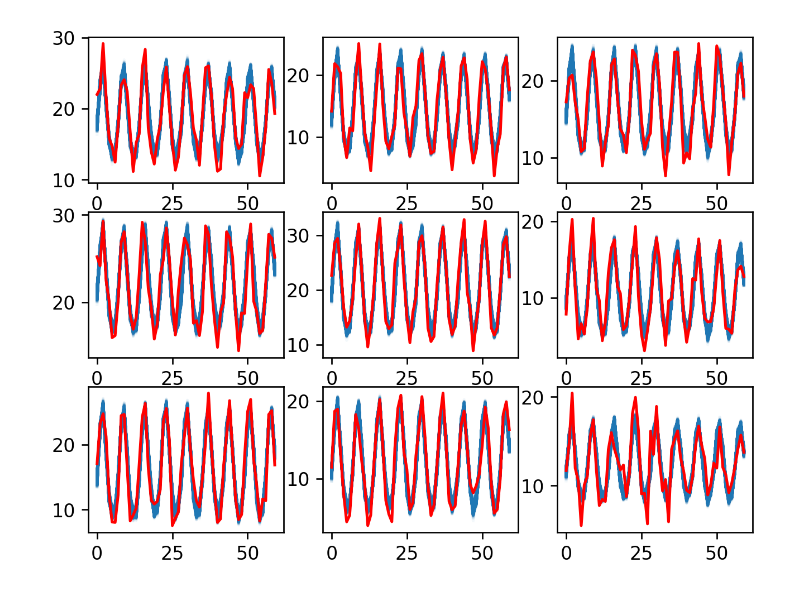
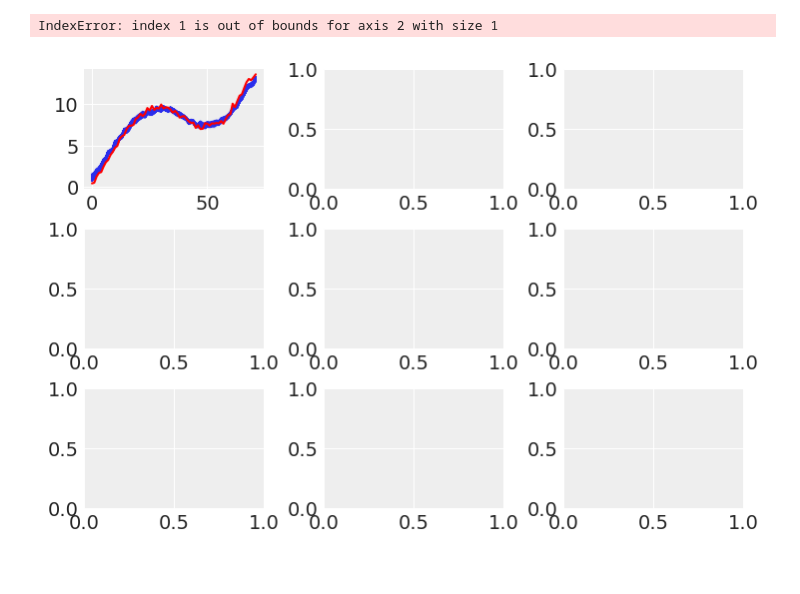
Before and after one commit to Dpananos/BayesSyntheticControl, a Jupyter notebook: geo.ipynb, the cells around one changed output. Cells and saved outputs as stored; diff of their text form; code cells hidden in the pictures.

Commit message:
Edit model gq

```diff
--- a/geo.ipynb
+++ b/geo.ipynb
@@ -64,0 +66,25 @@ stan_data = dict(
+# %%
+df = cp.load_data("sc")
+treatment_time = 70
+
+yc0 = df.loc[:treatment_time+1, list('abcdefg')].values
+yc1 = df.loc[(treatment_time+1)::, list('abcdefg')].values
+
+yt0 = df.loc[:treatment_time+1, ['actual']].values
+yt1 = df.loc[(treatment_time+1)::, ['actual']].values
+
+stan_data = dict(
+    n_timesteps_pre=len(yc0),
+    n_timesteps_post=len(yc1),
+    n_control_regions=yc1.shape[1],
+    n_treatment_regions=yt0.shape[1],
+    y_control_pre=yc0,
+    y_control_post=yc1,
+    y_treatment_pre=yt0,
+    y_treatment_post=yt1,
+    sample=1,
+    sum_to_one_constraint=1
+)
+
+plt.plot(np.r_[yt0, yt1])
+plt.plot(np.r_[yc0, yc1], color = 'red')
@@ -65,5 +100,5 @@ stan_data = dict(
 # %%
 model = cmdstanpy.CmdStanModel(stan_file="geo_model.stan")
-fit = model.sample(data=stan_data)
+fit = model.sample(data=stan_data, show_console=False)
 print(fit.diagnose())
 # %% [output]
@@ -98,12 +134,13 @@ Processing complete, no problems detected.
 # %%
 draws = fit.stan_variables()
 # %%
-fig, ax = plt.subplots(dpi= 240, ncols=3, nrows=3)
+fig, ax = plt.subplots(ncols=3, nrows=3)
 ax = ax.ravel()
 
 for i,a in enumerate(ax):
 
     a.plot(draws['insample_fit'][:, :, i].T, color='C0', alpha=0.05)
     a.plot(yt0[:, i], color='red')
 # %% [output]
+IndexError: index 1 is out of bounds for axis 2 with size 1
-[figure, old version]
+[figure, new version]
```
Also changed, not shown: parts of 5 cells of this notebook, 2 other files.
